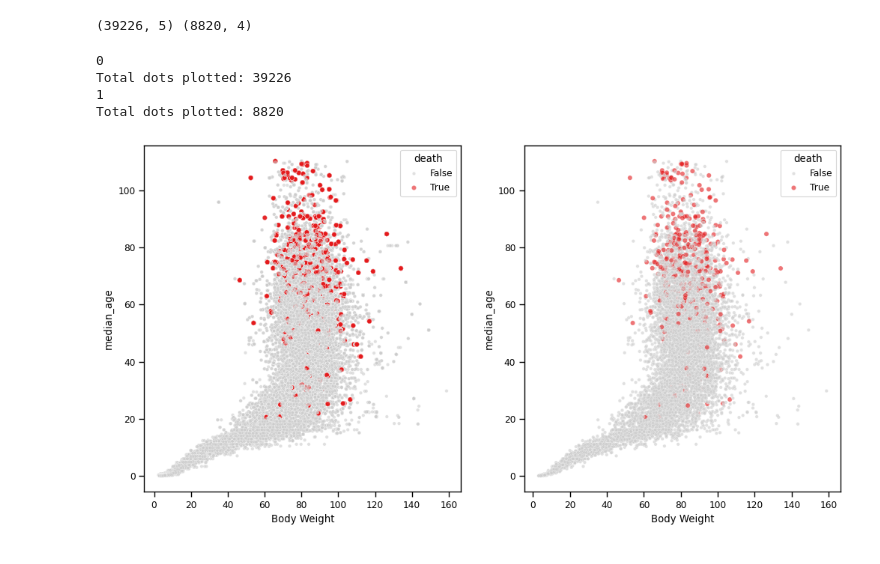
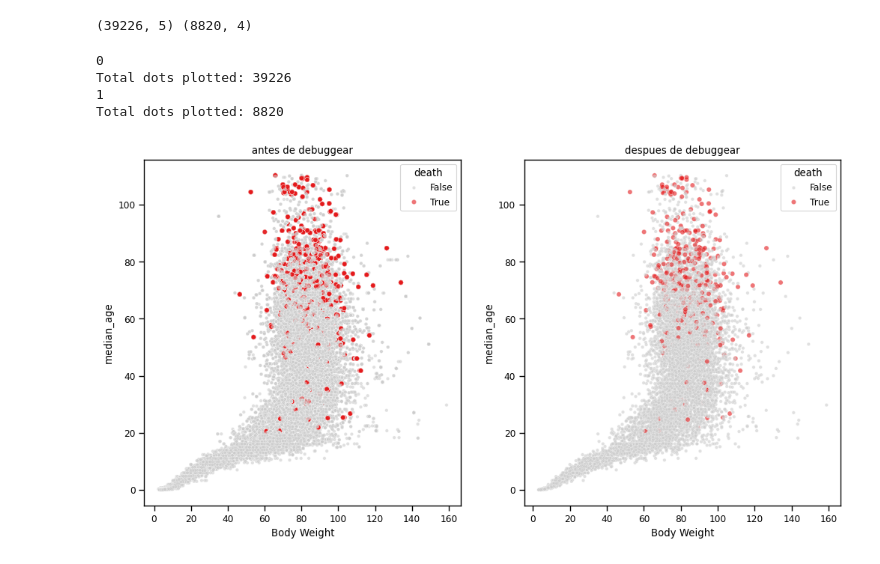
Before and after one commit to ivanabregooo-web/Ciencia-de-Datos-PDCB, a Jupyter notebook: entrega-Lab04/mini_eda.ipynb, the cells around one changed output. Drawn from its saved outputs; the diff is of its cells as text; code cells hidden in the pictures.

```diff
--- a/entrega-Lab04/mini_eda.ipynb
+++ b/entrega-Lab04/mini_eda.ipynb
@@ -251,23 +251,25 @@ print(data2a.shape, data2b.shape)
 # %%
 fig, axs = plt.subplots(1, 2, figsize = (12,6))
 datas = (data2a, data2b)
 for i, ax in enumerate(axs):
     sns.scatterplot(
         data = datas[i],
         x = 'Body Weight',
         y = 'median_age',
         hue = 'death',
         palette = {True: '#e41a1c', False: '#cccccc'},
         size = 'death',
         sizes = {True: 20, False: 10},
         alpha = 0.6,
         ax = ax);
     total_points = sum(len(col.get_offsets()) for col in ax.collections)
     print(i)
     print(f'Total dots plotted: {total_points}')
+axs[0].set_title('antes de debuggear')
+axs[1].set_title('despues de debuggear');
 # %% [output]
 0
 Total dots plotted: 39226
 1
 Total dots plotted: 8820
-[figure, old version]
+[figure, new version]
```
Also changed, not shown: parts of 4 cells of this notebook.
